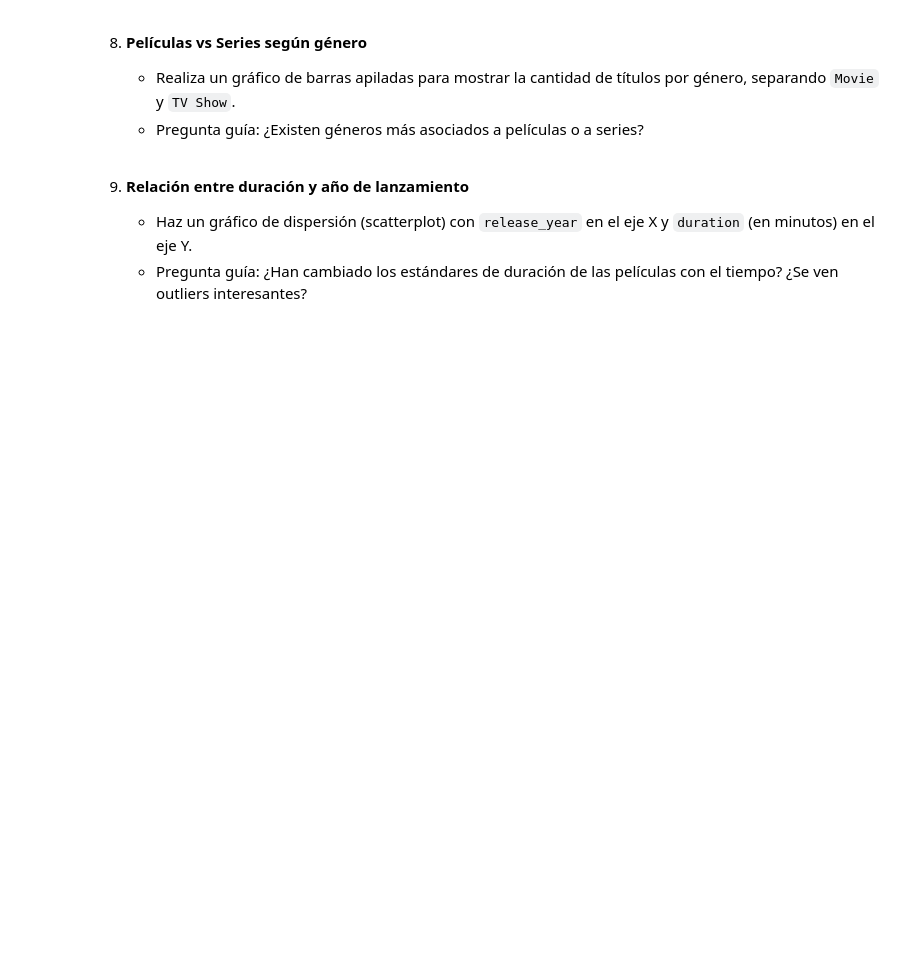
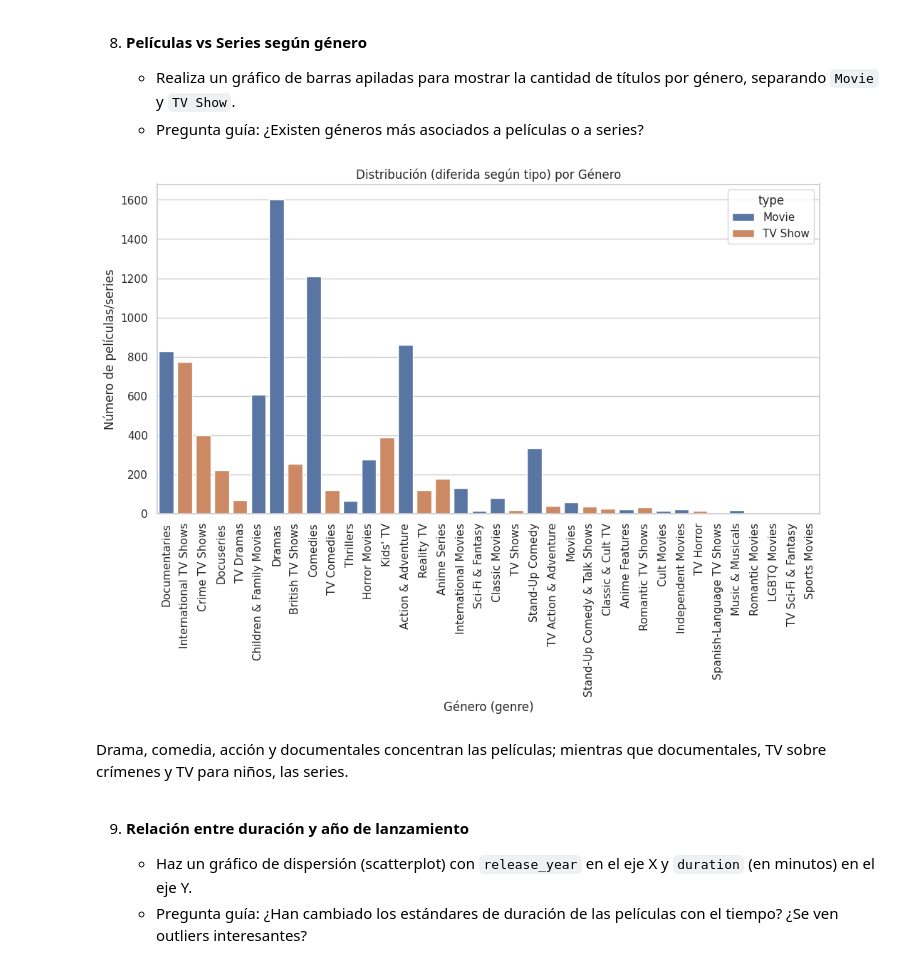
Before and after one commit to Nolberto-Rivera/MAT306-EntregablesNRivera, a Jupyter notebook: docs/labs/lab_05.ipynb, the cells around one changed output. Cells and saved outputs as stored; diff of their text form; code cells hidden in the pictures; blank space fills up the shorter version.

```diff
--- a/docs/labs/lab_05.ipynb
+++ b/docs/labs/lab_05.ipynb
@@ -348,6 +377,18 @@ Sobre la variabilidad (analizando el ancho de las barras de error, y la cantidad
 
    * Realiza un gráfico de barras apiladas para mostrar la cantidad de títulos por género, separando `Movie` y `TV Show`.
    * Pregunta guía: ¿Existen géneros más asociados a películas o a series?
+# %%
+plt.figure(figsize=(12,6))
+sns.countplot(data=df, x="genre", hue="type")
+plt.title("Distribución (diferida según tipo) por Género")
+plt.xlabel("Género (genre)")
+plt.ylabel("Número de películas/series")
+plt.xticks(rotation=90)
+plt.show()
+# %% [output]
+[figure, added]
+# %% [markdown]
+Drama, comedia, acción y documentales concentran las películas; mientras que documentales, TV sobre crímenes y TV para niños, las series.
 # %% [markdown]
 9. **Relación entre duración y año de lanzamiento**
 
```
Also changed, not shown: parts of 5 cells of this notebook.
